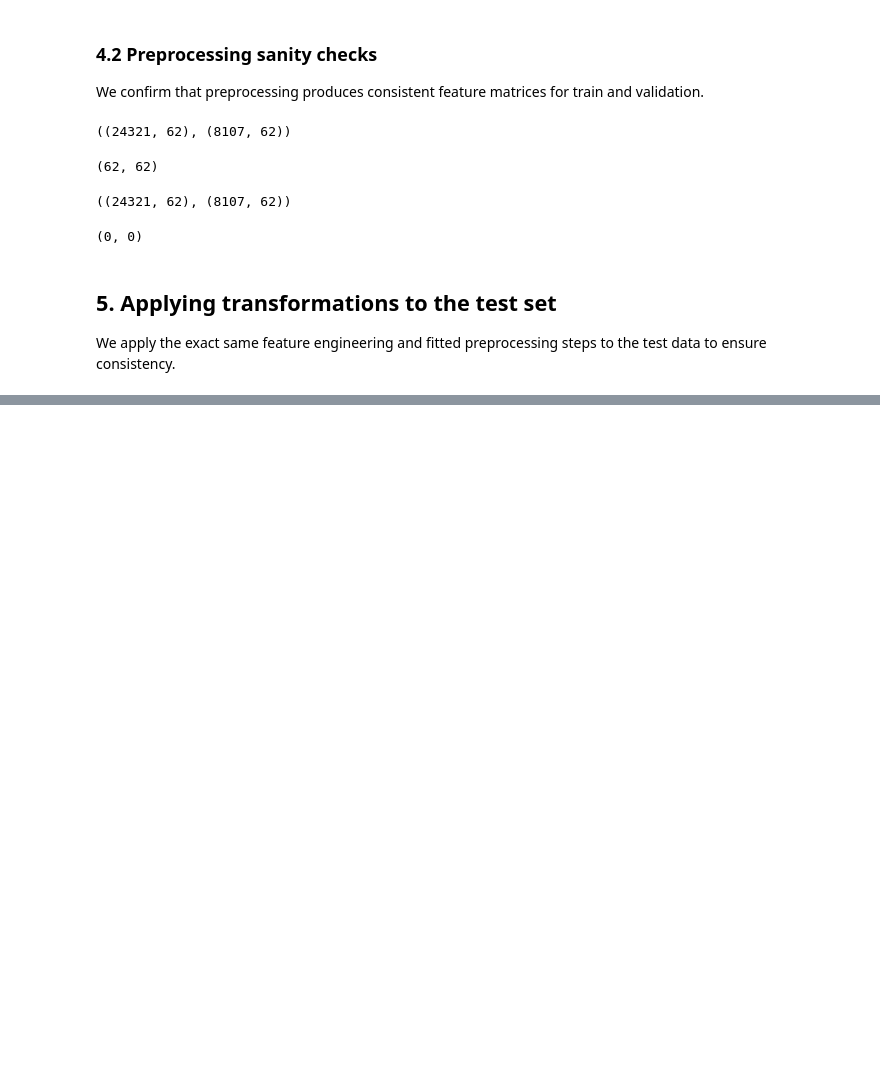
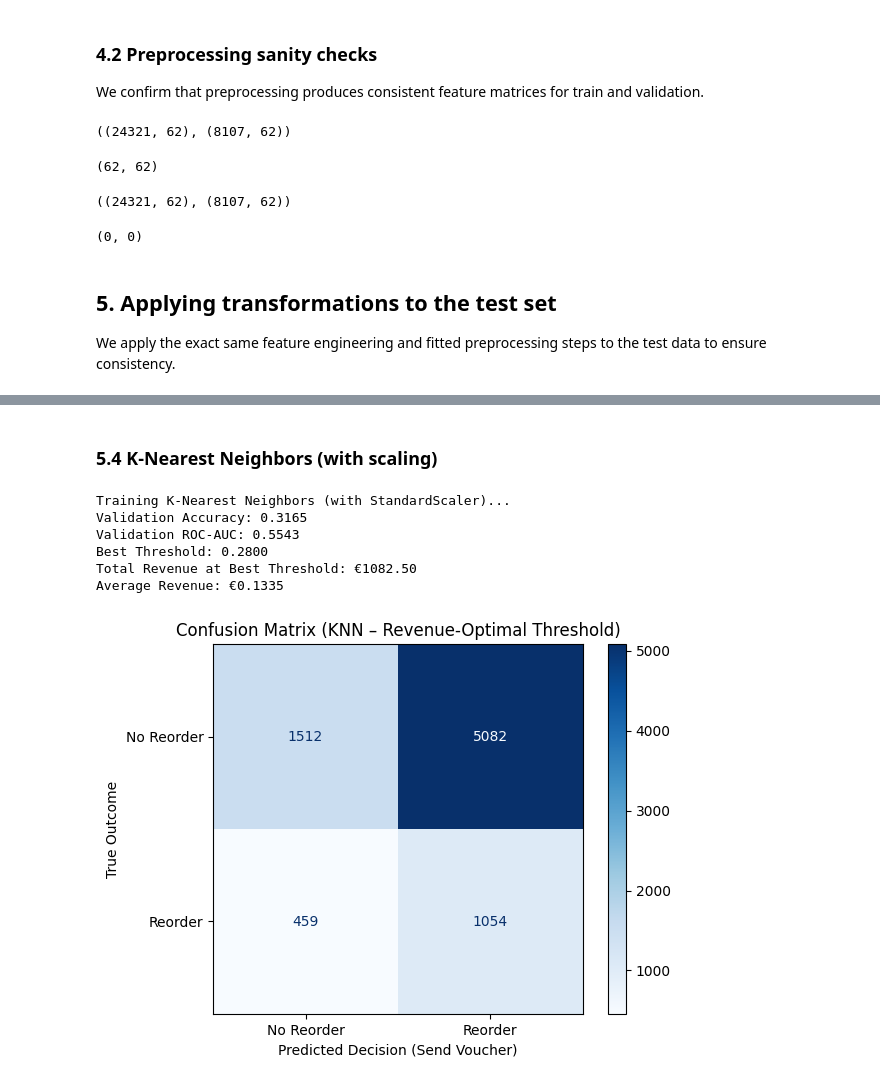
Before and after one commit to ungeralexan/ml_assignment, a Jupyter notebook: project.ipynb, the cells around one changed output, grey strips where cells are left out. Saved outputs shown, nothing was run; the diff lists cells and outputs as text; code cells hidden in the pictures; blank space fills up the shorter version.

```diff
--- a/project.ipynb
+++ b/project.ipynb
@@ -732,0 +1073,20 @@ For the test set, categorical variables were encoded independently and then alig
+# %%
+print("Training Gradient Boosting...")
+gb = GradientBoostingClassifier(
+    n_estimators=100,
+    learning_rate=0.1,
+    max_depth=5,
+    min_samples_split=5,
+    min_samples_leaf=2,
+    random_state=RANDOM_STATE
+)
+
+result_gb, model_gb = evaluate_model(gb, 'Gradient Boosting', X_train_df, y_train, X_val_df, y_val)
+models['Gradient Boosting'] = model_gb
+results.append(result_gb)
+
+print(f"Validation Accuracy: {result_gb['accuracy']:.4f}")
+print(f"Validation ROC-AUC: {result_gb['roc_auc']:.4f}")
+print(f"Best Threshold: {result_gb['best_threshold']:.4f}")
+print(f"Total Revenue at Best Threshold: €{result_gb['total_revenue']:.2f}")
+print(f"Average Revenue: €{result_gb['avg_revenue']:.4f}")
@@ -732,0 +1100,60 @@ For the test set, categorical variables were encoded independently and then alig
+# %% [markdown]
+### 5.4 K-Nearest Neighbors (with scaling)
+# %%
+print("Training K-Nearest Neighbors (with StandardScaler)...")
+knn_pipeline = Pipeline([
+    ('scaler', StandardScaler()),
+    ('knn', KNeighborsClassifier(n_neighbors=5, weights='distance'))
+])
+
+result_knn, model_knn = evaluate_model(knn_pipeline, 'KNN', X_train_df, y_train, X_val_df, y_val)
+models['KNN'] = model_knn
+results.append(result_knn)
+
+print(f"Validation Accuracy: {result_knn['accuracy']:.4f}")
+print(f"Validation ROC-AUC: {result_knn['roc_auc']:.4f}")
+print(f"Best Threshold: {result_knn['best_threshold']:.4f}")
+print(f"Total Revenue at Best Threshold: €{result_knn['total_revenue']:.2f}")
+print(f"Average Revenue: €{result_knn['avg_revenue']:.4f}")
+
+
+
+from sklearn.metrics import confusion_matrix, ConfusionMatrixDisplay
+import matplotlib.pyplot as plt
+
+# Predict probabilities on validation set
+p_val_knn = model_knn.predict_proba(X_val_df)[:, 1]
+
+from sklearn.metrics import confusion_matrix, ConfusionMatrixDisplay
+import matplotlib.pyplot as plt
+
+# Predict probabilities on validation set
+p_val_knn = model_knn.predict_proba(X_val_df)[:, 1]
+
+best_t = result_knn["best_threshold"]
+
+# Decision: send voucher if probability of reorder is below threshold
+y_pred_knn = (p_val_knn < best_t).astype(int)
+
+
+cm_knn = confusion_matrix(y_val, y_pred_knn)
+
+
+disp = ConfusionMatrixDisplay(
+    confusion_matrix=cm_knn,
+    display_labels=["No Reorder", "Reorder"]
+)
+
+disp.plot(cmap=plt.cm.Blues)
+plt.title("Confusion Matrix (KNN – Revenue-Optimal Threshold)")
+plt.xlabel("Predicted Decision (Send Voucher)")
+plt.ylabel("True Outcome")
+plt.show()
+# %% [output]
+Training K-Nearest Neighbors (with StandardScaler)...
+Validation Accuracy: 0.3165
+Validation ROC-AUC: 0.5543
+Best Threshold: 0.2800
+Total Revenue at Best Threshold: €1082.50
+Average Revenue: €0.1335
+[figure, added]
```
Also changed, not shown: parts of 41 cells of this notebook, 11 other files.
